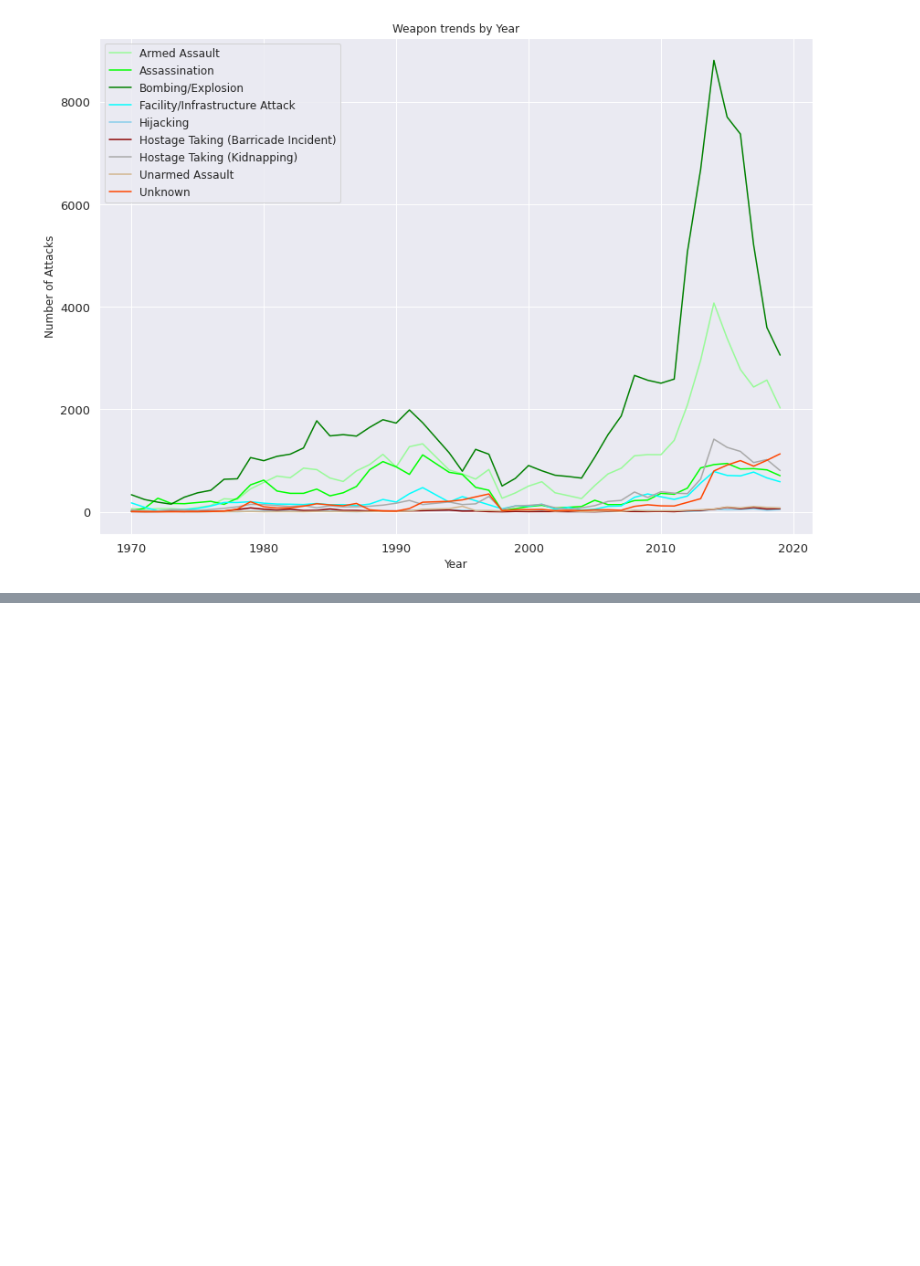
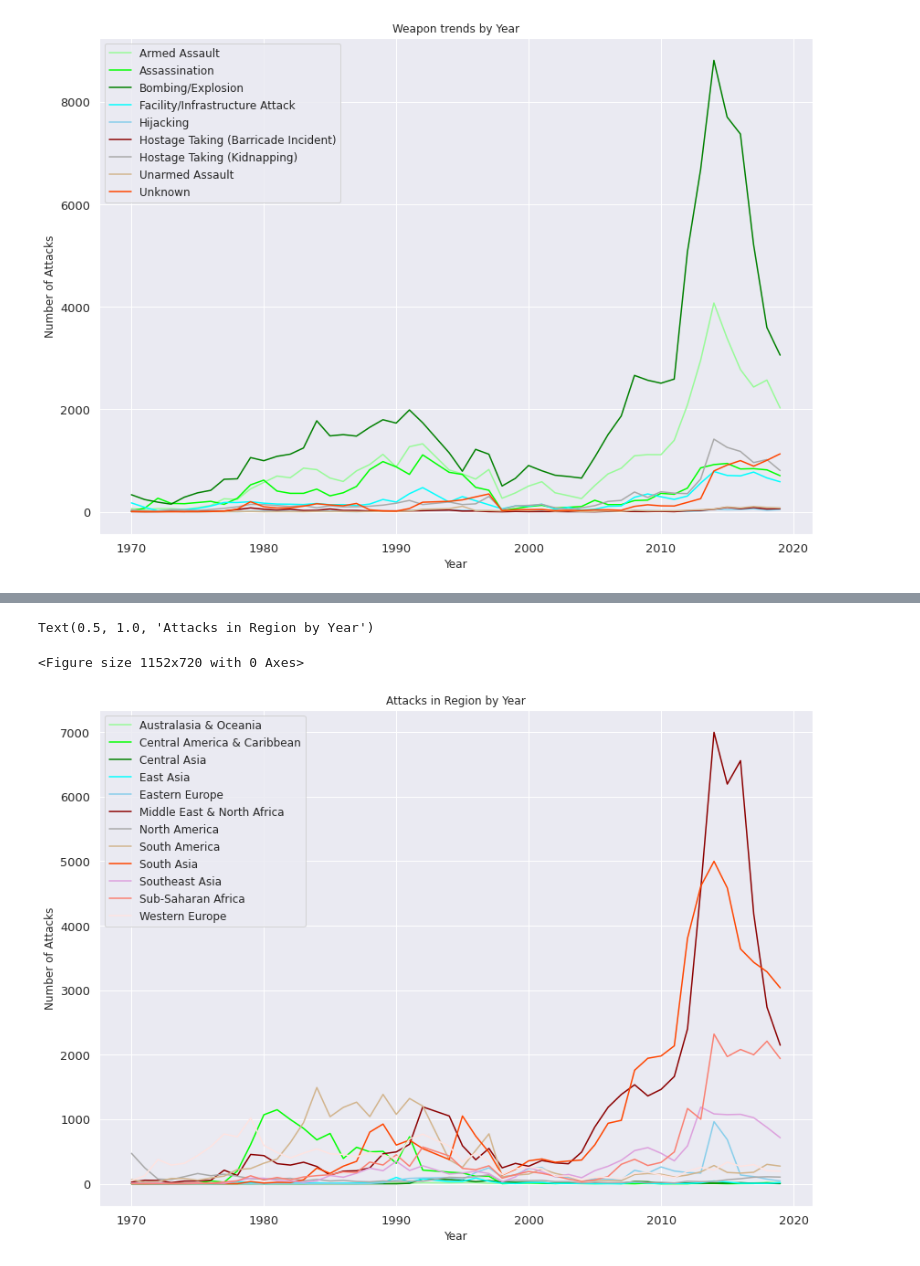
Before and after one commit to SamarpanDas/Global-Terrorism-Analysis, a Jupyter notebook: project/3. Analysis and Visualisations/data_analysis.ipynb, the cells around one changed output, grey strips where cells are left out. Drawn from its saved outputs; the diff is of its cells as text; code cells hidden in the pictures; blank space fills up the shorter version.

Commit message:
Update data analysis code

```diff
--- a/project/3. Analysis and Visualisations/data_analysis.ipynb
+++ b/project/3. Analysis and Visualisations/data_analysis.ipynb
@@ -214,13 +215,3 @@ plt.title('Weapon trends by Year', fontsize=12)
 Text(0.5, 1.0, 'Weapon trends by Year')
 <Figure size 1152x720 with 0 Axes>
 [figure]
-# %%
-f = plt.figure(figsize=(20, 7))
-
-sns.set(font_scale = 1.1)
-sns.set_theme(style = "darkgrid")
-xaxis = sns.countplot(x = 'year', data = terror_df)
-xaxis.set_xticklabels(xaxis.get_xticklabels(), rotation=60)
-plt.ylabel('Count', fontsize=12)
-plt.xlabel('Year', fontsize=12)
-plt.title('Number of Terrorist Attack by Year', fontsize = 12)
@@ -229,0 +218,9 @@ Text(0.5, 1.0, 'Number of Terrorist Attack by Year')
+# %%
+'''
+attacktype_year = pd.crosstab(terror_df.year, terror_df.attacktype)
+
+attacktype_year.head(20)
+'''
+region_year = pd.crosstab(terror_df.year, terror_df.region)
+
+region_year.head(20)
@@ -229,0 +246,15 @@ Text(0.5, 1.0, 'Number of Terrorist Attack by Year')
+# %%
+fig = plt.figure(figsize=(16, 10))
+
+color_list_reg_yr = ['palegreen', 'lime', 'green', 'Aqua', 'skyblue', 'darkred', 'darkgray', 'tan',
+                    'orangered', 'plum', 'salmon', 'mistyrose']
+region_year.plot(figsize=(14, 10), fontsize=13, color=color_list_reg_yr)
+#region_year.plot(figsize=(14, 10), fontsize=13)
+plt.xlabel('Year', fontsize=12)
+plt.ylabel('Number of Attacks', fontsize=12)
+plt.legend(fontsize=12)
+plt.title('Attacks in Region by Year', fontsize=12)
+# %% [output]
+Text(0.5, 1.0, 'Attacks in Region by Year')
+<Figure size 1152x720 with 0 Axes>
+[figure, added]
```
Also changed, not shown: parts of 3 cells of this notebook, 2 other files.
